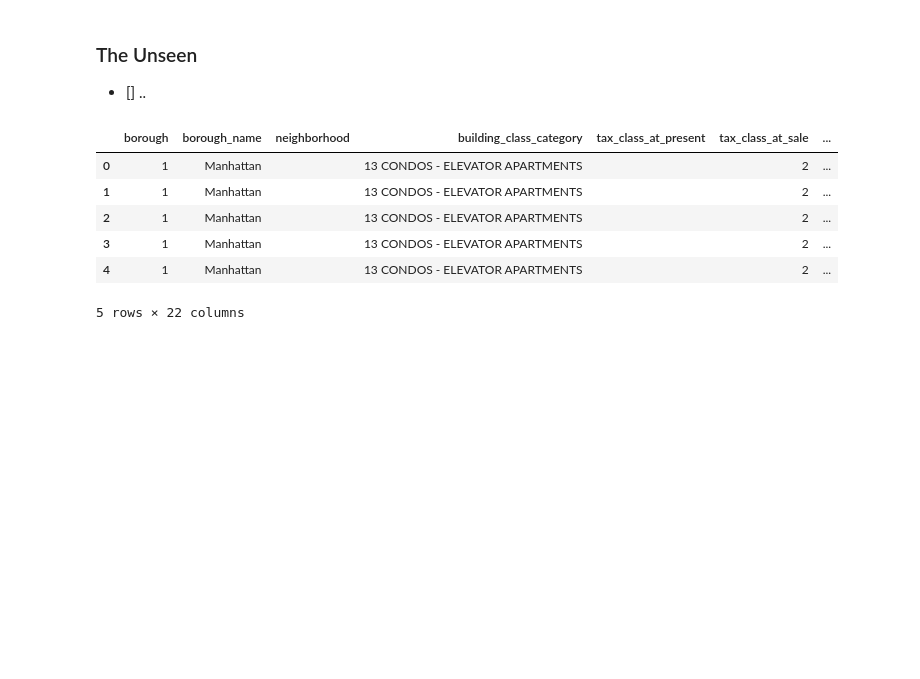
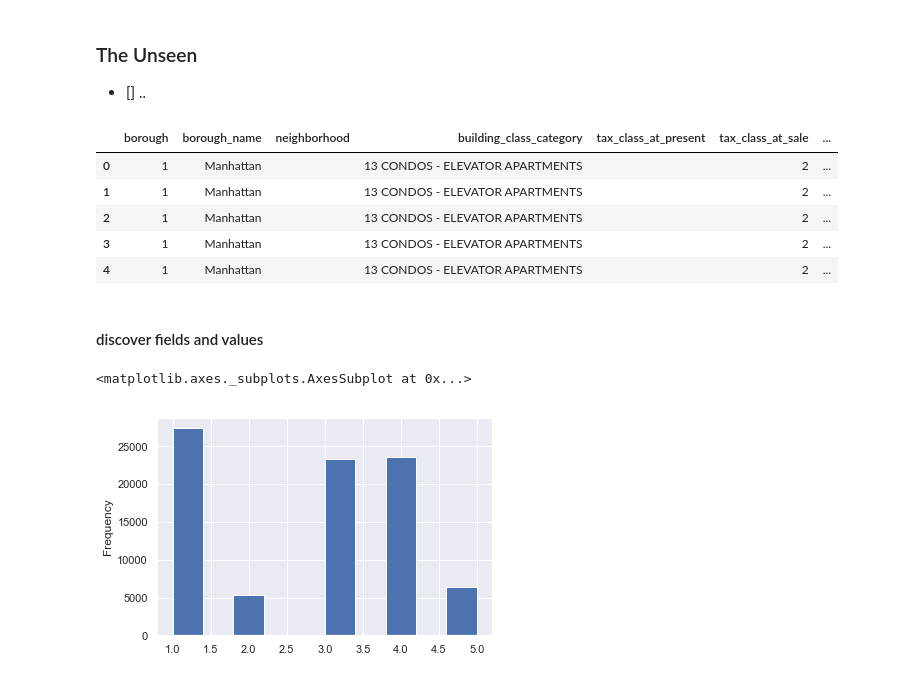
Before and after one commit to tansudasli/analytics-sandbox, a Jupyter notebook: housing_of_nyc_EDA.ipynb, the cells around one changed output. Saved outputs shown, nothing was run; the diff lists cells and outputs as text; code cells hidden in the pictures; blank space fills up the shorter version.

Commit message:
explore data and types to enrich

```diff
--- a/housing_of_nyc_EDA.ipynb
+++ b/housing_of_nyc_EDA.ipynb
@@ -15,18 +17,24 @@ sns.set()
 # %%
 # read all datasets w/ dates
 
-raw_data = pd.read_csv('dataset/housing/rollingsales_manhattan.csv', parse_dates=['SALE DATE'], infer_datetime_format=True)
-raw_data_bronx = pd.read_csv('dataset/housing/rollingsales_bronx.csv', parse_dates=['SALE DATE'], infer_datetime_format=True)
-raw_data_brooklyn = pd.read_csv('dataset/housing/rollingsales_brooklyn.csv', parse_dates=['SALE DATE'], infer_datetime_format=True)
-raw_data_queens = pd.read_csv('dataset/housing/rollingsales_queens.csv', parse_dates=['SALE DATE'], infer_datetime_format=True)
-raw_data_statenisland = pd.read_csv('dataset/housing/rollingsales_statenisland.csv', parse_dates=['SALE DATE'], infer_datetime_format=True)
+raw_data = pd.read_csv('dataset/housing/rollingsales_manhattan.csv', parse_dates=['SALE DATE'],
+                       infer_datetime_format=True)
+raw_data_bronx = pd.read_csv('dataset/housing/rollingsales_bronx.csv', parse_dates=['SALE DATE'],
+                             infer_datetime_format=True)
+raw_data_brooklyn = pd.read_csv('dataset/housing/rollingsales_brooklyn.csv', parse_dates=['SALE DATE'],
+                                infer_datetime_format=True)
+raw_data_queens = pd.read_csv('dataset/housing/rollingsales_queens.csv', parse_dates=['SALE DATE'],
+                              infer_datetime_format=True)
+raw_data_statenisland = pd.read_csv('dataset/housing/rollingsales_statenisland.csv', parse_dates=['SALE DATE'],
+                                    infer_datetime_format=True)
 
 # conembine all into 1
-raw_data = raw_data.append([raw_data_bronx, raw_data_brooklyn, raw_data_queens, raw_data_statenisland])
+raw_data = raw_data.append([raw_data_bronx, raw_data_brooklyn, raw_data_queens, raw_data_statenisland],
+                           ignore_index=True)
 
 # change column names
 raw_data.columns = ['borough', 'neighborhood', 'building_class_category',
-       'tax_class_at_present', 'block', 'lot', 'ease_ment',
+       'tax_class_at_present', 'block', 'lot', 'easement',
        'building_class_at_present', 'address', 'apartment_number',
        'zipcode', 'residential_units', 'commercial_units', 'total_units',
        'land_square_feet', 'gross_square_feet', 'year_built',
@@ -37,7 +45,7 @@ raw_data['borough_name'] = raw_data['borough'].map({1:'Manhattan', 3:'Brooklyn',
 
 # change column names' order
 raw_data = raw_data[['borough', 'borough_name' , 'neighborhood', 'building_class_category',
-       'tax_class_at_present', 'tax_class_at_sale', 'block', 'lot', 'ease_ment',
+       'tax_class_at_present', 'tax_class_at_sale', 'block', 'lot', 'easement',
        'building_class_at_present', 'building_class_at_sale', 'address', 'apartment_number',
        'zipcode', 'residential_units', 'commercial_units', 'total_units',
        'land_square_feet', 'gross_square_feet', 'year_built',
@@ -51,4 +59,10 @@ raw_data.head()
 | 2 | 1 | Manhattan |  | 13 CONDOS - ELEVATOR APARTMENTS |  | 2 | ... |
 | 3 | 1 | Manhattan |  | 13 CONDOS - ELEVATOR APARTMENTS |  | 2 | ... |
 | 4 | 1 | Manhattan |  | 13 CONDOS - ELEVATOR APARTMENTS |  | 2 | ... |
-5 rows × 22 columns
+# %% [markdown]
+#### discover fields and values
+# %%
+raw_data.borough.plot.hist()
+# %% [output]
+<matplotlib.axes._subplots.AxesSubplot at 0x...>
+[figure, added]
```
Also changed, not shown: parts of 6 cells of this notebook.
